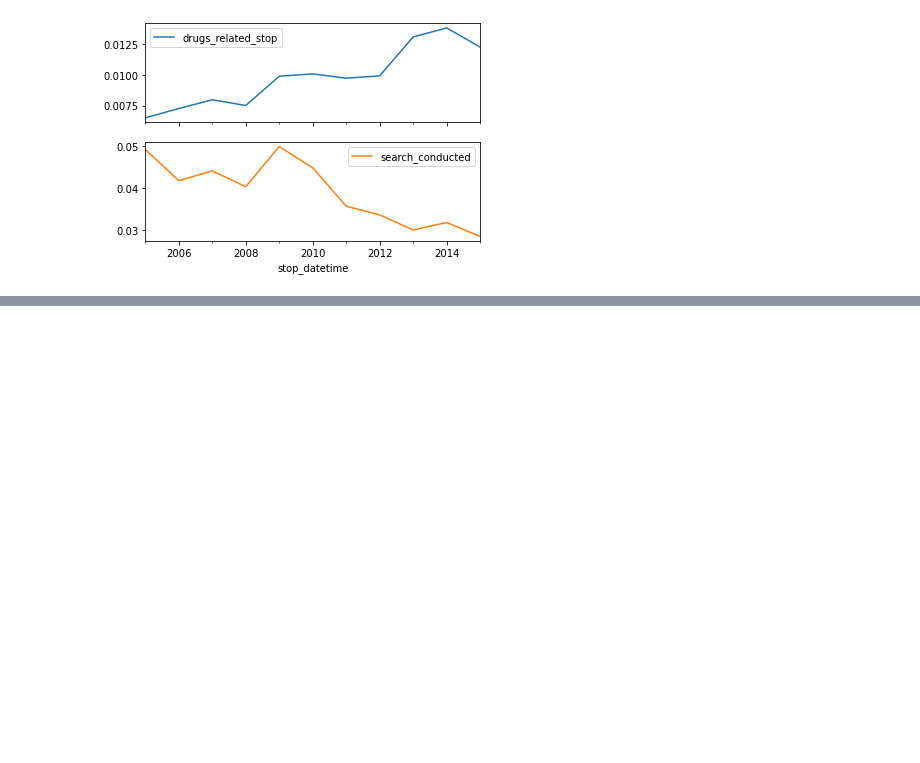
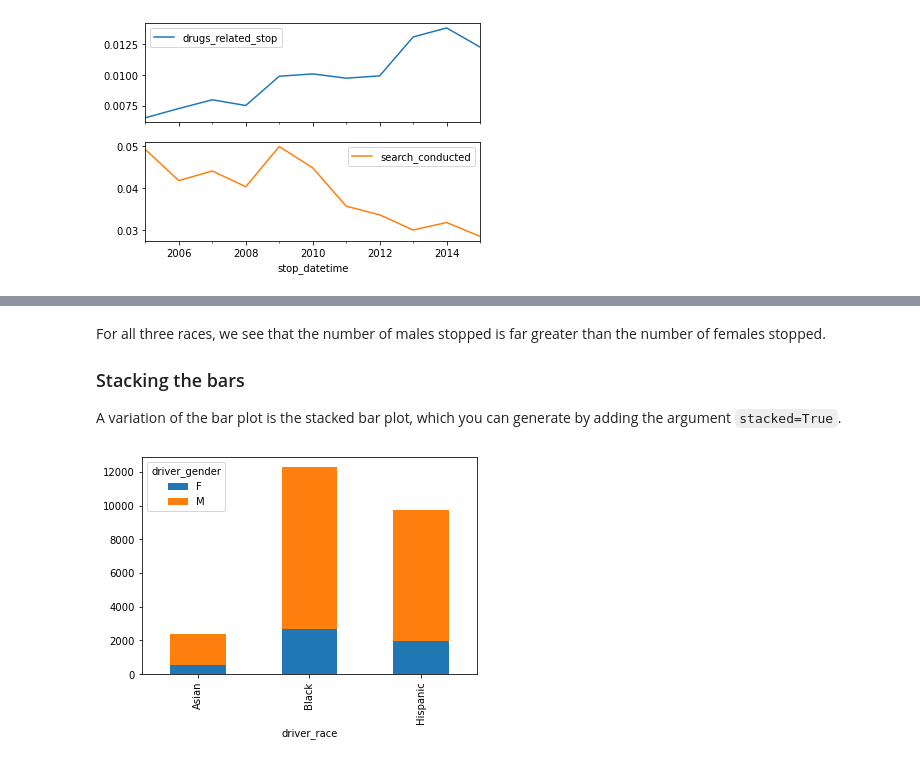
Before and after one commit to SketchQ/DataCamp_DataScience_Track, a Jupyter notebook: 17_Analyzing Police Activity with pandas/Chapter_3_ Visual Exploratory data analysis.ipynb, the cells around one changed output, grey strips where cells are left out. Cells and saved outputs as stored; diff of their text form; code cells hidden in the pictures; blank space fills up the shorter version.

```diff
--- a/17_Analyzing Police Activity with pandas/Chapter_3_ Visual Exploratory data analysis.ipynb
+++ b/17_Analyzing Police Activity with pandas/Chapter_3_ Visual Exploratory data analysis.ipynb
@@ -335,0 +413,12 @@ plt.show()
+# %% [markdown]
+For all three races, we see that the number of males stopped is far greater than the number of females stopped.
+
+### Stacking the bars
+
+A variation of the bar plot is the stacked bar plot, which you can generate by adding the argument ``stacked=True``.
+# %%
+table.plot(kind='bar', stacked=True)
+
+plt.show()
+# %% [output]
+[figure, added]
```
Also changed, not shown: parts of 18 cells of this notebook.
